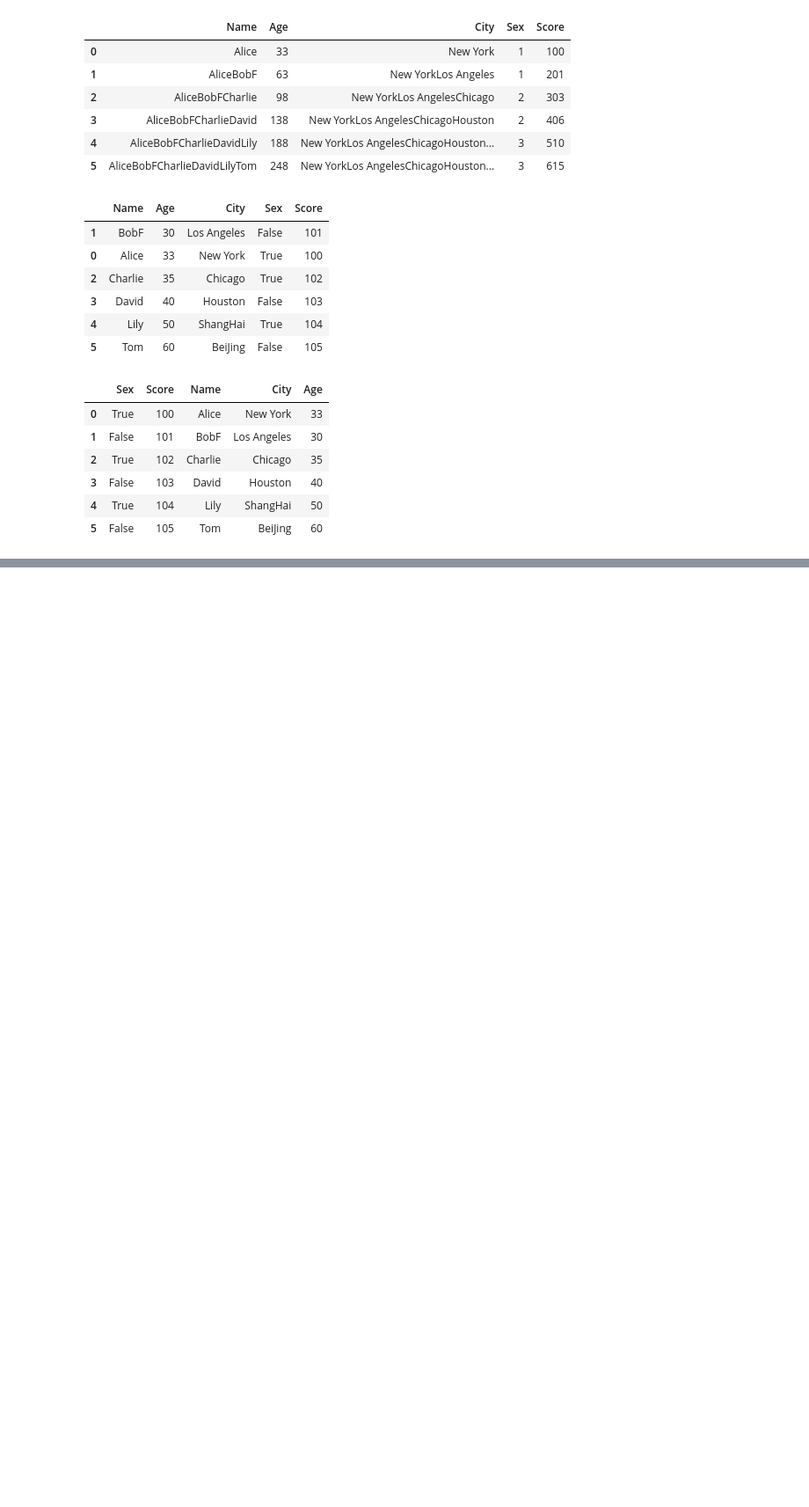
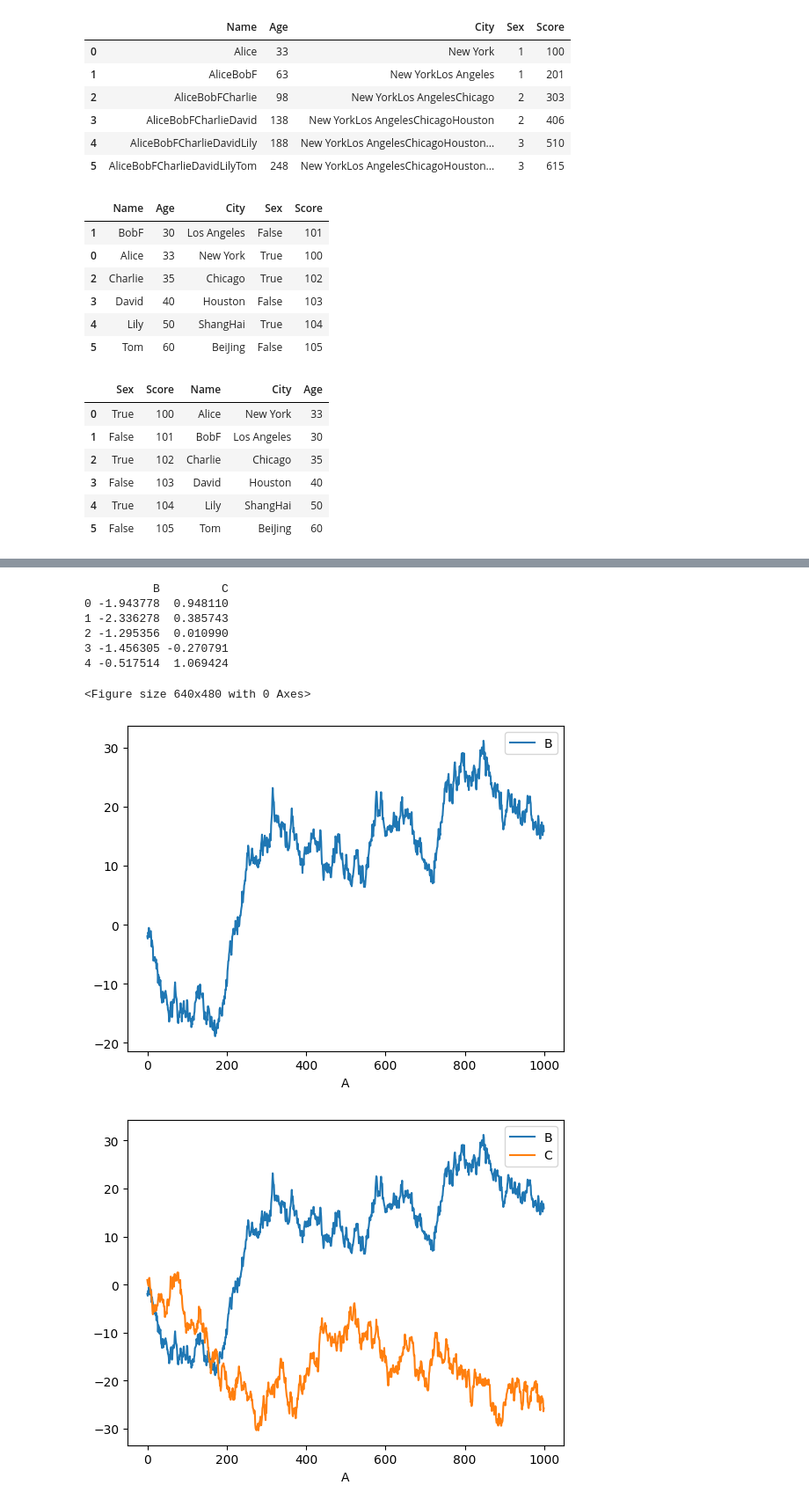
Before and after one commit to AshgardDev/Study_Numpy_Matlibplot, a Jupyter notebook: pandas_study/pandas_16.ipynb, the cells around one changed output, grey strips where cells are left out. Shown at 88% size. Saved outputs shown, nothing was run; the diff lists cells and outputs as text; code cells hidden in the pictures; blank space fills up the shorter version.

```diff
--- a/pandas_study/pandas_16.ipynb
+++ b/pandas_study/pandas_16.ipynb
@@ -259,0 +642,19 @@ list(groupObj)
+# %%
+df3 = pd.DataFrame(np.random.randn(1000, 2), columns=["B", "C"]).cumsum()
+print(df3.head())
+df3["A"] = pd.Series(list(range(len(df3))))
+plt.figure()
+df3.plot(x="A", y="B") ## 指定x轴
+df3.plot(x="A", y=["B", "C"]) ## 指定x轴,且多个y轴
+df3.plot() ## 不指定x轴,则默认采用索引,所有列都是y轴
+plt.show()
+# %% [output]
+          B         C
+0 -1.943778  0.948110
+1 -2.336278  0.385743
+2 -1.295356  0.010990
+3 -1.456305 -0.270791
+4 -0.517514  1.069424
+<Figure size 640x480 with 0 Axes>
+[figure, added]
+[figure, added]
```
Also changed, not shown: parts of 34 cells of this notebook, 4 other files.
